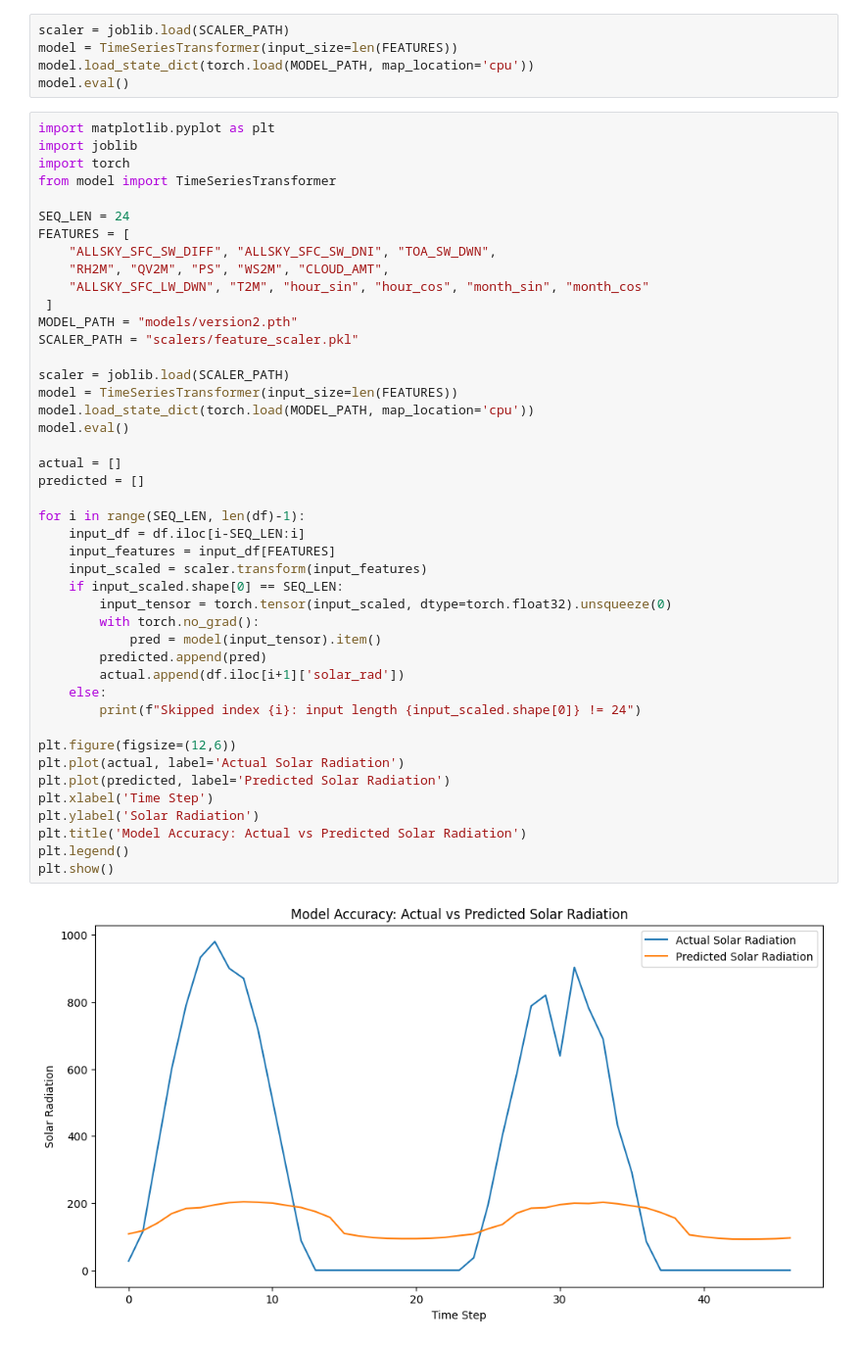
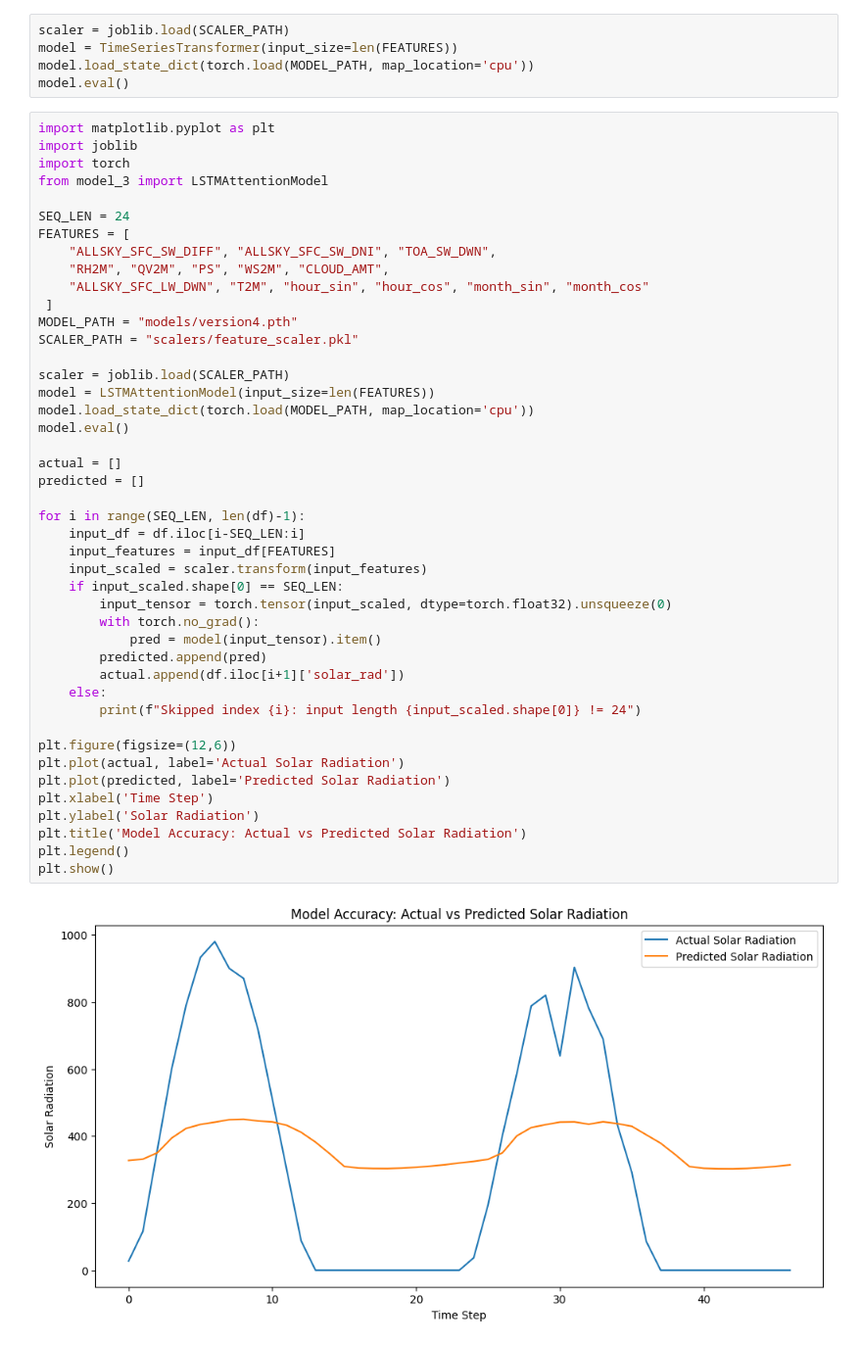
Before and after one commit to studentanush/weatherNet, a Jupyter notebook: version2.ipynb, the cells around one changed output. Shown at 98% size. Cells and saved outputs as stored; diff of their text form.

```diff
--- a/version2.ipynb
+++ b/version2.ipynb
@@ -450,7 +457,7 @@ model.eval()
 import matplotlib.pyplot as plt
 import joblib
 import torch
-from model import TimeSeriesTransformer
+from model_3 import LSTMAttentionModel
 
 SEQ_LEN = 24
 FEATURES = [
@@ -458,37 +465,37 @@ FEATURES = [
     "RH2M", "QV2M", "PS", "WS2M", "CLOUD_AMT",
     "ALLSKY_SFC_LW_DWN", "T2M", "hour_sin", "hour_cos", "month_sin", "month_cos"
  ]
-MODEL_PATH = "models/version2.pth"
+MODEL_PATH = "models/version4.pth"
 SCALER_PATH = "scalers/feature_scaler.pkl"
 
 scaler = joblib.load(SCALER_PATH)
-model = TimeSeriesTransformer(input_size=len(FEATURES))
+model = LSTMAttentionModel(input_size=len(FEATURES))
 model.load_state_dict(torch.load(MODEL_PATH, map_location='cpu'))
 model.eval()
 
 actual = []
 predicted = []
 
 for i in range(SEQ_LEN, len(df)-1):
     input_df = df.iloc[i-SEQ_LEN:i]
     input_features = input_df[FEATURES]
     input_scaled = scaler.transform(input_features)
     if input_scaled.shape[0] == SEQ_LEN:
         input_tensor = torch.tensor(input_scaled, dtype=torch.float32).unsqueeze(0)
         with torch.no_grad():
             pred = model(input_tensor).item()
         predicted.append(pred)
         actual.append(df.iloc[i+1]['solar_rad'])
     else:
         print(f"Skipped index {i}: input length {input_scaled.shape[0]} != 24")
 
 plt.figure(figsize=(12,6))
 plt.plot(actual, label='Actual Solar Radiation')
 plt.plot(predicted, label='Predicted Solar Radiation')
 plt.xlabel('Time Step')
 plt.ylabel('Solar Radiation')
 plt.title('Model Accuracy: Actual vs Predicted Solar Radiation')
 plt.legend()
 plt.show()
 # %% [output]
-[figure, old version]
+[figure, new version]
```
Also changed, not shown: parts of 2 cells of this notebook, 4 other files.
